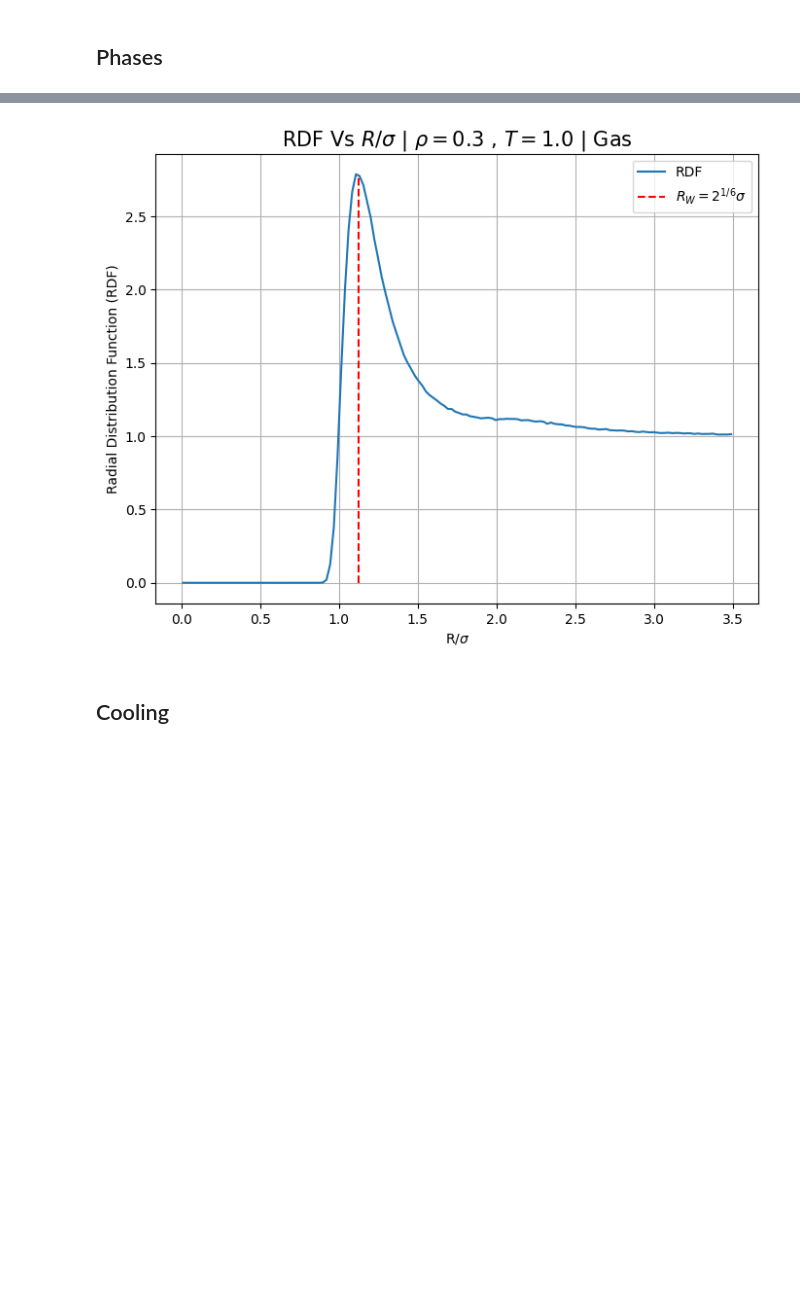
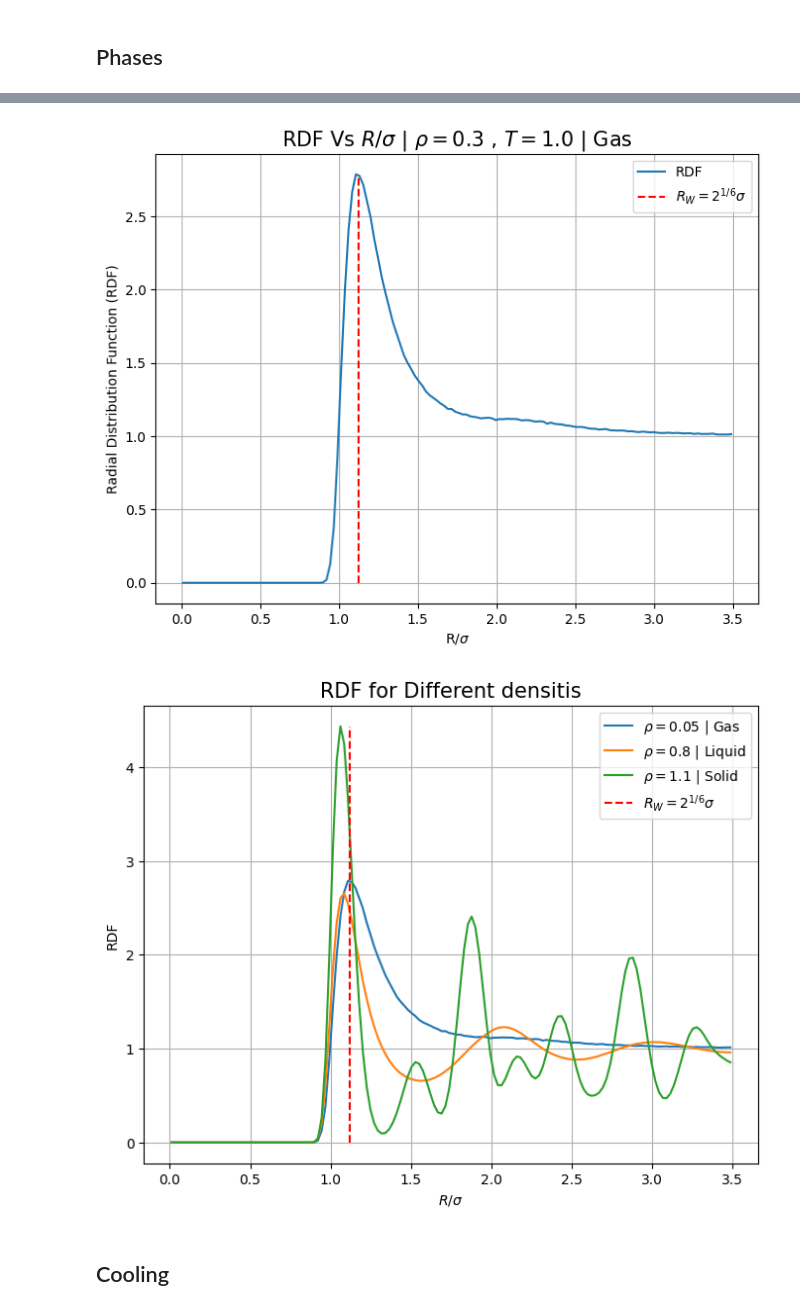
Before and after one commit to YehonathanBarda/Advenced_PhyChemLab2, a Jupyter notebook: MD/MD_run.ipynb, the cells around one changed output, grey strips where cells are left out. Cells and saved outputs as stored; diff of their text form; code cells hidden in the pictures; blank space fills up the shorter version.

```diff
--- a/MD/MD_run.ipynb
+++ b/MD/MD_run.ipynb
@@ -147,17 +147,36 @@ V_LJ(6.0) = -0.647 kJ/mol
 # %%
 # Liquid
 file_path_08 = os.path.join(results_folder, "rdf_lj_0.8.out")
-plot_rdf(file_path_08, r"RDF Vs $R/\sigma$ | $\rho = 0.8$ , $T = 1.0$ | Liquid")
+_, __ = plot_rdf(file_path_08, r"RDF Vs $R/\sigma$ | $\rho = 0.8$ , $T = 1.0$ | Liquid")
 # Solid
 file_path_11 = os.path.join(results_folder, "rdf_lj_1.1.out")
-plot_rdf(file_path_11, r"RDF Vs $R/\sigma$ | $\rho = 1.1$ , $T = 1.1$ | Solid")
+_, __ = plot_rdf(file_path_11, r"RDF Vs $R/\sigma$ | $\rho = 1.1$ , $T = 1.0$ | Solid")
 # Gas
 file_path_03 = os.path.join(results_folder, "rdf_lj_0.05.out")
-R, RDF = plot_rdf(file_path_03, r"RDF Vs $R/\sigma$ | $\rho = 0.3$ , $T = 1.0$ | Gas", Plot=True)
+_, __ = plot_rdf(file_path_03, r"RDF Vs $R/\sigma$ | $\rho = 0.3$ , $T = 1.0$ | Gas")
+
+density_list = [0.05,0.8,1.1]
+phase_dict = {0.05: 'Gas', 0.8: 'Liquid', 1.1: 'Solid'}
+max_rdf = 0
+plt.figure(figsize=(8, 6))
+for density in density_list:
+    ""
+    file_path = os.path.join(results_folder, f"rdf_lj_{density}.out")
+    R, RDF = plot_rdf(file_path, Plot=False)
+    plt.plot(R, RDF, label=fr'$\rho= {density}$ | {phase_dict[density]}')
+    max_rdf = max(max_rdf, max(RDF))
+plt.vlines(2 ** (1/6), 0,max_rdf, colors='r', linestyles='dashed', label=r'$R_{W}= 2^{1/6} \sigma$')
+plt.xlabel(r'$R/\sigma$')
+plt.ylabel(r'RDF')
+plt.title('RDF for Different densitis', fontsize=15)
+plt.grid()
+plt.legend()
+plt.show()
 # %% [output]
 [figure]
 [figure]
 [figure]
+[figure, added]
 # %% [markdown]
 ## Cooling
 # %% [markdown]
```
Also changed, not shown: parts of 1 cell of this notebook, 25 other files.
